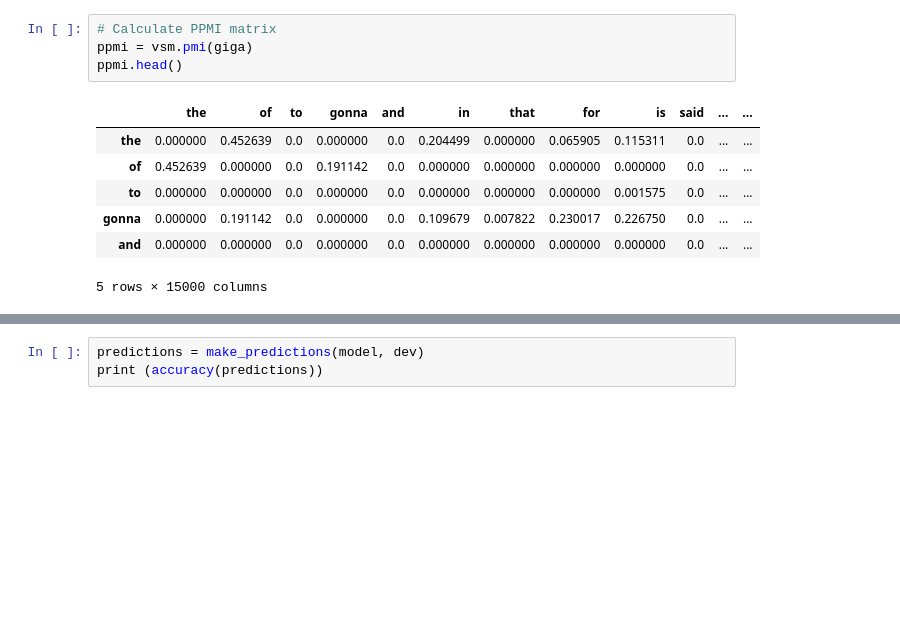
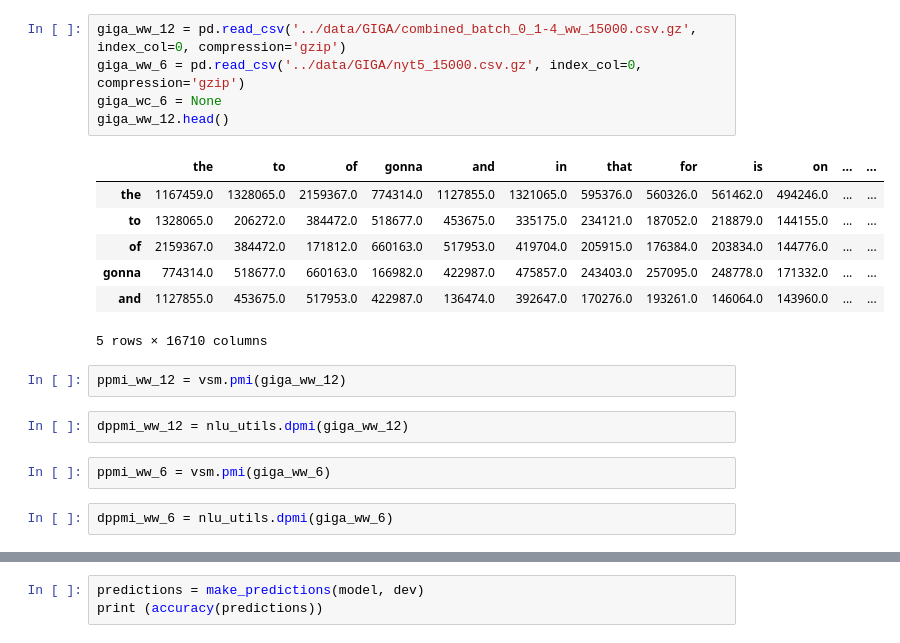
Before and after one commit to tyler-romero/sentence-completion, a Jupyter notebook: code/SAT_ppmi_model.ipynb, the cells around one changed output, grey strips where cells are left out. Saved outputs shown, nothing was run; the diff lists cells and outputs as text; blank space fills up the shorter version.

```diff
--- a/code/SAT_ppmi_model.ipynb
+++ b/code/SAT_ppmi_model.ipynb
@@ -46,14 +35,23 @@ Loading existing co-occurence matrix
-# %%
-# Calculate PPMI matrix
-ppmi = vsm.pmi(giga)
-ppmi.head()
-# %% [output]
-|  | the | of | to | gonna | and | in | that | for | is | said | ... | ... |
-| the | 0.000000 | 0.452639 | 0.0 | 0.000000 | 0.0 | 0.204499 | 0.000000 | 0.065905 | 0.115311 | 0.0 | ... | ... |
-| of | 0.452639 | 0.000000 | 0.0 | 0.191142 | 0.0 | 0.000000 | 0.000000 | 0.000000 | 0.000000 | 0.0 | ... | ... |
-| to | 0.000000 | 0.000000 | 0.0 | 0.000000 | 0.0 | 0.000000 | 0.000000 | 0.000000 | 0.001575 | 0.0 | ... | ... |
-| gonna | 0.000000 | 0.191142 | 0.0 | 0.000000 | 0.0 | 0.109679 | 0.007822 | 0.230017 | 0.226750 | 0.0 | ... | ... |
-| and | 0.000000 | 0.000000 | 0.0 | 0.000000 | 0.0 | 0.000000 | 0.000000 | 0.000000 | 0.000000 | 0.0 | ... | ... |
-5 rows × 15000 columns
+# %%
+giga_ww_12 = pd.read_csv('../data/GIGA/combined_batch_0_1-4_ww_15000.csv.gz', index_col=0, compression='gzip')
+giga_ww_6 = pd.read_csv('../data/GIGA/nyt5_15000.csv.gz', index_col=0, compression='gzip')
+giga_wc_6 = None
+giga_ww_12.head()
+# %% [output]
+|  | the | to | of | gonna | and | in | that | for | is | on | ... | ... |
+| the | 1167459.0 | 1328065.0 | 2159367.0 | 774314.0 | 1127855.0 | 1321065.0 | 595376.0 | 560326.0 | 561462.0 | 494246.0 | ... | ... |
+| to | 1328065.0 | 206272.0 | 384472.0 | 518677.0 | 453675.0 | 335175.0 | 234121.0 | 187052.0 | 218879.0 | 144155.0 | ... | ... |
+| of | 2159367.0 | 384472.0 | 171812.0 | 660163.0 | 517953.0 | 419704.0 | 205915.0 | 176384.0 | 203834.0 | 144776.0 | ... | ... |
+| gonna | 774314.0 | 518677.0 | 660163.0 | 166982.0 | 422987.0 | 475857.0 | 243403.0 | 257095.0 | 248778.0 | 171332.0 | ... | ... |
+| and | 1127855.0 | 453675.0 | 517953.0 | 422987.0 | 136474.0 | 392647.0 | 170276.0 | 193261.0 | 146064.0 | 143960.0 | ... | ... |
+5 rows × 16710 columns
+# %%
+ppmi_ww_12 = vsm.pmi(giga_ww_12)
+# %%
+dppmi_ww_12 = nlu_utils.dpmi(giga_ww_12)
+# %%
+ppmi_ww_6 = vsm.pmi(giga_ww_6)
+# %%
+dppmi_ww_6 = nlu_utils.dpmi(giga_ww_6)
 # %%
 class PPMIModel:
```
Also changed, not shown: parts of 11 cells of this notebook, 3 other files.
